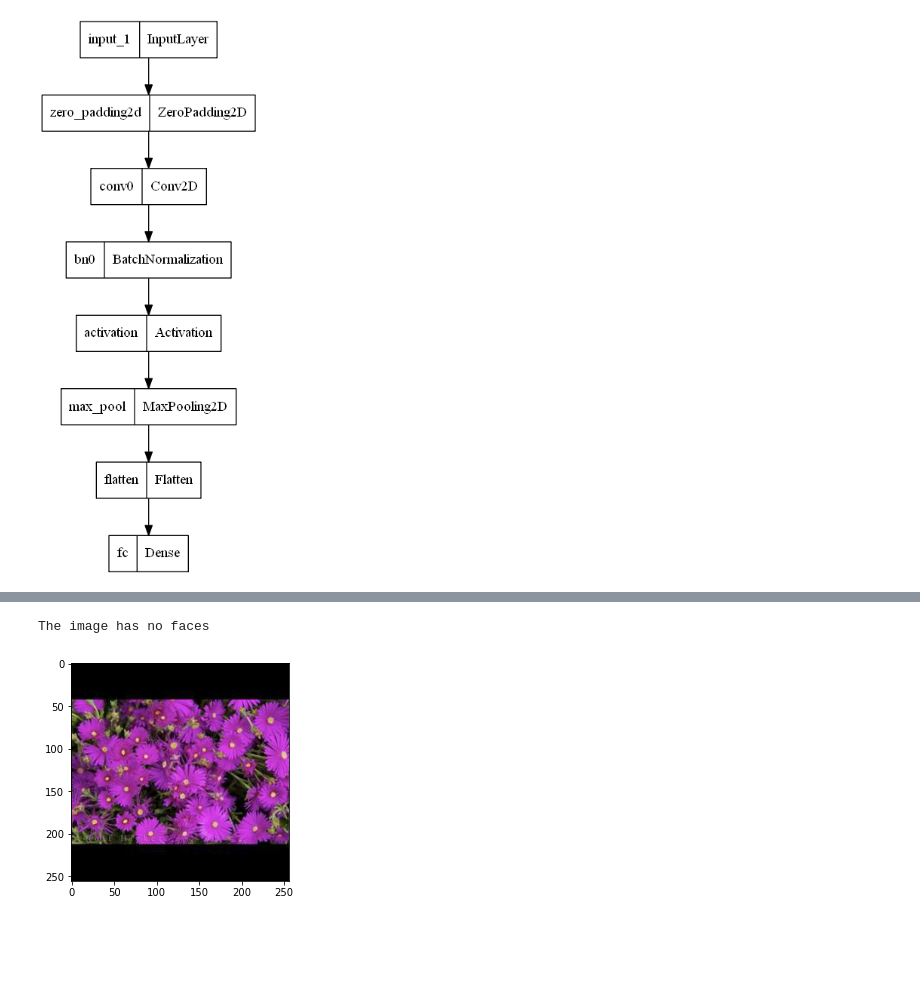
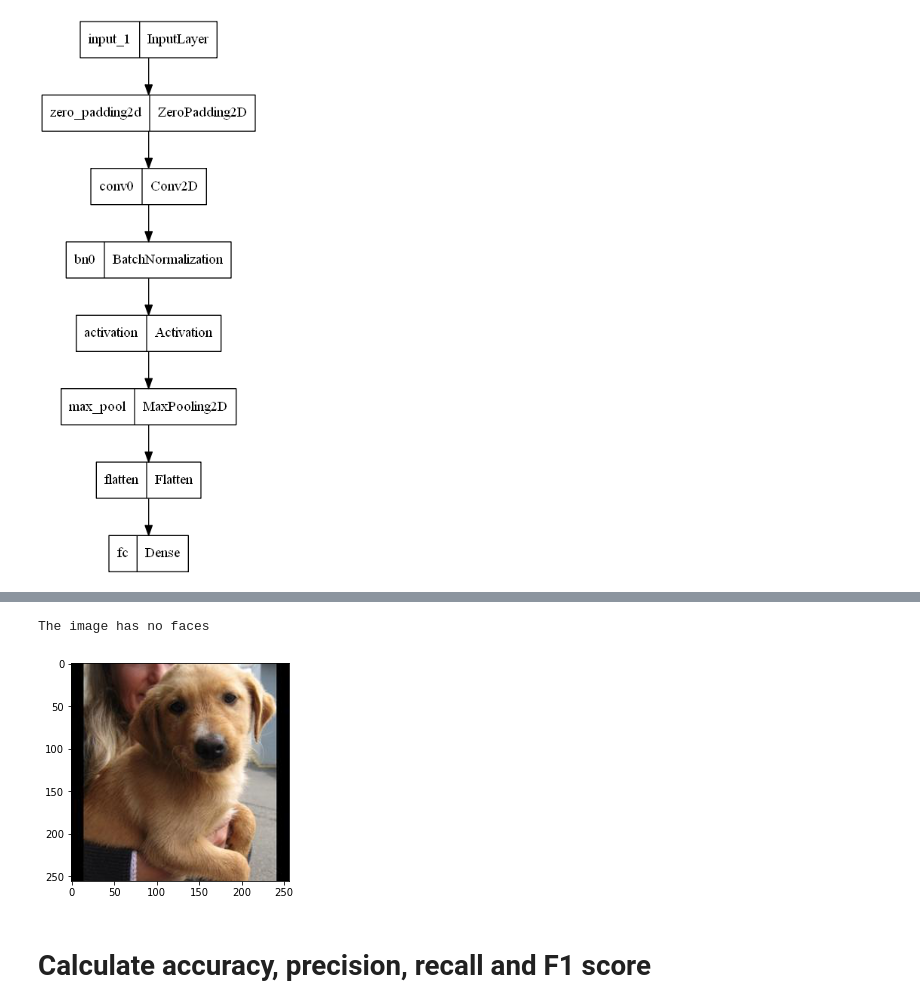
Before and after one commit to ruimigueloliveira/face_detection, a Jupyter notebook: face_detection.ipynb, the cells around one changed output, grey strips where cells are left out. Drawn from its saved outputs; the diff is of its cells as text; code cells hidden in the pictures; blank space fills up the shorter version.

```diff
--- a/face_detection.ipynb
+++ b/face_detection.ipynb
@@ -362,32 +365,32 @@ def draw_image_with_boxes(filename, result_list):
         ax.add_patch(rect)
     pyplot.savefig("result")
     pyplot.show()
-# %%
-# Test our own images
-
-test_directory = 'test_imgs'
-img_path = test_directory + '/0_3454.jpg'
-img = image.load_img(img_path, target_size=(256, 256))
-
-x = image.img_to_array(img)
-x = np.expand_dims(x, axis=0)
-x = preprocess_input(x)
-
-
-if facedetectionmodel.predict(x)[0][0] == 1:
-    error += 1
-    face = 0
-    print('The image has a face')
-    filename = img_path
-    pixels = pyplot.imread(filename)
-    detector = MTCNN()
-    faces = detector.detect_faces(pixels)
-    draw_image_with_boxes(filename, faces)
-
-elif facedetectionmodel.predict(x)[0][0] == 0:
-    imshow(img)
-    face = 1
-    print('The image has no faces')
-# %% [output]
-The image has no faces
-[figure, removed]
+# %%
+# Test our own images
+test_directory = 'test_imgs'
+img_path = test_directory + '/0_2717.jpg'
+img = image.load_img(img_path, target_size=(256, 256))
+
+x = image.img_to_array(img)
+x = np.expand_dims(x, axis=0)
+x = preprocess_input(x)
+
+
+if facedetectionmodel.predict(x)[0][0] == 1:
+    face = 0
+    print('The image has a face')
+    filename = img_path
+    pixels = pyplot.imread(filename)
+    detector = MTCNN()
+    faces = detector.detect_faces(pixels)
+    draw_image_with_boxes(filename, faces)
+
+elif facedetectionmodel.predict(x)[0][0] == 0:
+    imshow(img)
+    face = 1
+    print('The image has no faces')
+# %% [output]
+The image has no faces
+[figure, added]
+# %% [markdown]
+# Calculate accuracy, precision, recall and F1 score
```
Also changed, not shown: parts of 5 cells of this notebook.
